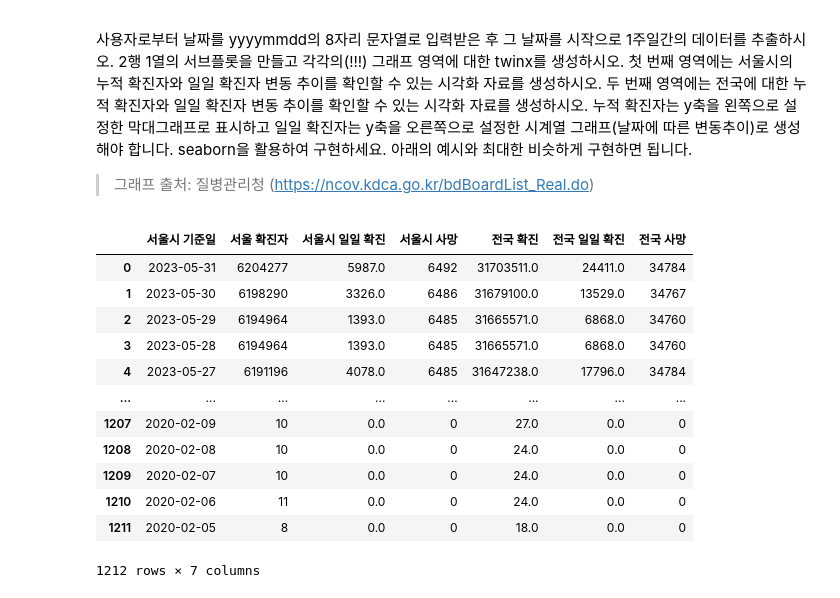
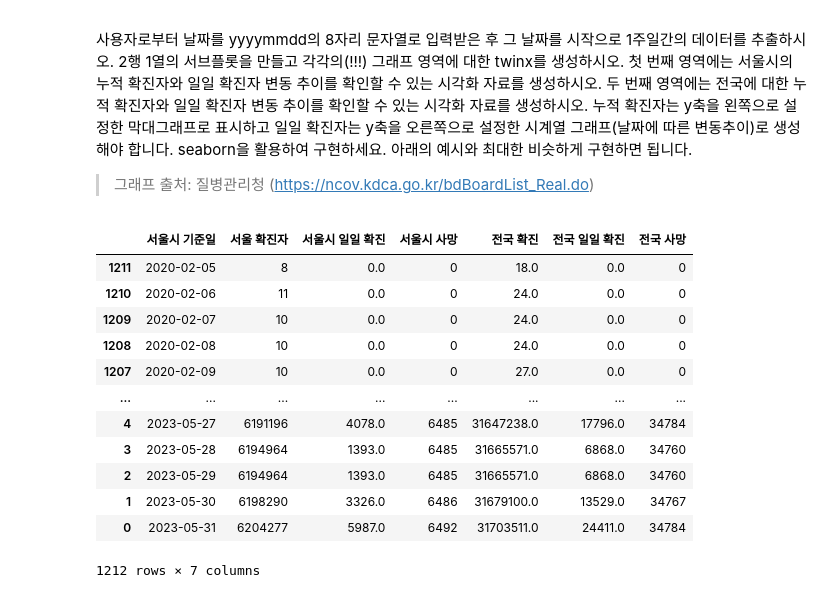
Before and after one commit to maker-lee/megait-data, a Jupyter notebook: D.탐색적_데이터_분석/01. 데이터 시각화/연습문제2.ipynb, the cells around one changed output. Saved outputs shown, nothing was run; the diff lists cells and outputs as text; code cells hidden in the pictures.

```diff
--- a/D.탐색적_데이터_분석/01. 데이터 시각화/연습문제2.ipynb
+++ b/D.탐색적_데이터_분석/01. 데이터 시각화/연습문제2.ipynb
@@ -41,18 +43,19 @@ plt.rcParams['figure.figsize'] = (20,5)
 plt.rcParams['axes.unicode_minus'] = False
 # %%
-df = read_excel('https://data.hossam.kr/D01/covid19.xlsx')
-df
+df1 = read_excel('https://data.hossam.kr/D01/covid19.xlsx')
+df1 = df1.sort_index(ascending=False)
+df1
 # %% [output]
 |  | 서울시 기준일 | 서울 확진자 | 서울시 일일 확진 | 서울시 사망 | 전국 확진 | 전국 일일 확진 | 전국 사망 |
+| 1211 | 2020-02-05 | 8 | 0.0 | 0 | 18.0 | 0.0 | 0 |
+| 1210 | 2020-02-06 | 11 | 0.0 | 0 | 24.0 | 0.0 | 0 |
+| 1209 | 2020-02-07 | 10 | 0.0 | 0 | 24.0 | 0.0 | 0 |
+| 1208 | 2020-02-08 | 10 | 0.0 | 0 | 24.0 | 0.0 | 0 |
+| 1207 | 2020-02-09 | 10 | 0.0 | 0 | 27.0 | 0.0 | 0 |
+| ... | ... | ... | ... | ... | ... | ... | ... |
+| 4 | 2023-05-27 | 6191196 | 4078.0 | 6485 | 31647238.0 | 17796.0 | 34784 |
+| 3 | 2023-05-28 | 6194964 | 1393.0 | 6485 | 31665571.0 | 6868.0 | 34760 |
+| 2 | 2023-05-29 | 6194964 | 1393.0 | 6485 | 31665571.0 | 6868.0 | 34760 |
+| 1 | 2023-05-30 | 6198290 | 3326.0 | 6486 | 31679100.0 | 13529.0 | 34767 |
 | 0 | 2023-05-31 | 6204277 | 5987.0 | 6492 | 31703511.0 | 24411.0 | 34784 |
-| 1 | 2023-05-30 | 6198290 | 3326.0 | 6486 | 31679100.0 | 13529.0 | 34767 |
-| 2 | 2023-05-29 | 6194964 | 1393.0 | 6485 | 31665571.0 | 6868.0 | 34760 |
-| 3 | 2023-05-28 | 6194964 | 1393.0 | 6485 | 31665571.0 | 6868.0 | 34760 |
-| 4 | 2023-05-27 | 6191196 | 4078.0 | 6485 | 31647238.0 | 17796.0 | 34784 |
-| ... | ... | ... | ... | ... | ... | ... | ... |
-| 1207 | 2020-02-09 | 10 | 0.0 | 0 | 27.0 | 0.0 | 0 |
-| 1208 | 2020-02-08 | 10 | 0.0 | 0 | 24.0 | 0.0 | 0 |
-| 1209 | 2020-02-07 | 10 | 0.0 | 0 | 24.0 | 0.0 | 0 |
-| 1210 | 2020-02-06 | 11 | 0.0 | 0 | 24.0 | 0.0 | 0 |
-| 1211 | 2020-02-05 | 8 | 0.0 | 0 | 18.0 | 0.0 | 0 |
 1212 rows × 7 columns
```
Also changed, not shown: parts of 8 cells of this notebook, 1 other file.
